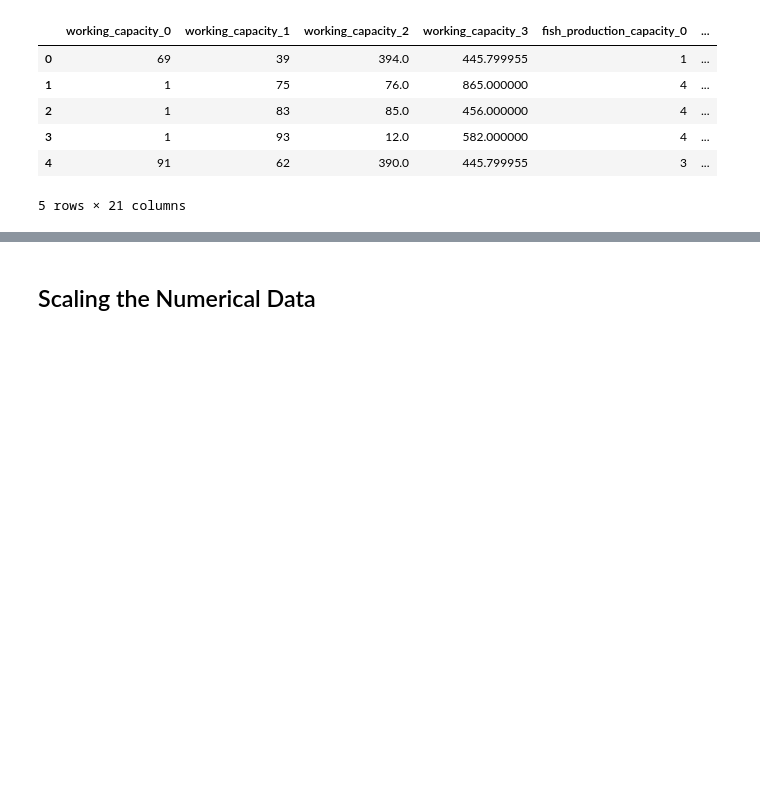
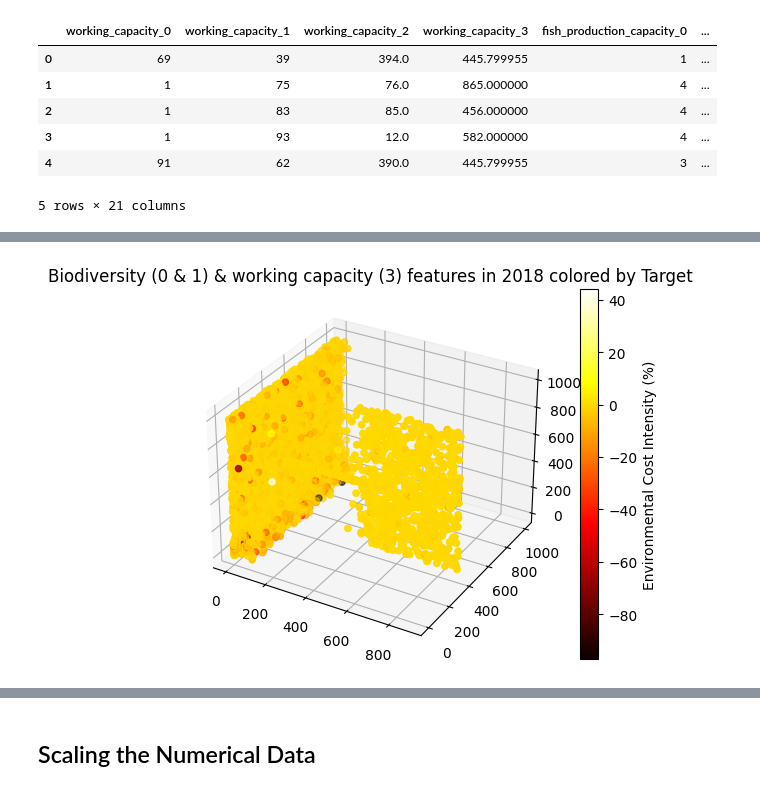
Before and after one commit to Bryan-Az/TF-PyTorch-Jax, a Jupyter notebook: Tensorflow-NN/TF_high_level_Einsum.ipynb, the cells around one changed output, grey strips where cells are left out. Saved outputs shown, nothing was run; the diff lists cells and outputs as text; code cells hidden in the pictures; blank space fills up the shorter version.

Commit message:
added synthetic data

```diff
--- a/Tensorflow-NN/TF_high_level_Einsum.ipynb
+++ b/Tensorflow-NN/TF_high_level_Einsum.ipynb
@@ -36,0 +52,10 @@ X = numerical_features.drop('target', axis=1)
+# %%
+means = recent_features.mean()
+stds = recent_features.std()
+
+# Calculate ymin and ymax for each column
+ymins = means - 3 * stds
+ymaxs = means + 3 * stds
+
+# Filtering the DataFrame to only include values within ymin and ymax for each column
+filtered_numerical_features = recent_features[(recent_features >= ymins) & (recent_features <= ymaxs)].dropna()
@@ -37,2 +80,25 @@ X = numerical_features.drop('target', axis=1)
+# %%
+X = filtered_numerical_features.loc[:, ['biodiversity_0', 'biodiversity_1','working_capacity_3']]
 # %%
-y = numerical_features.loc[:, 'target']
+y = filtered_numerical_features.loc[:, 'target']
+# %%
+def plot_4d(x, y, z, c, title='4D Plot'):
+    """ This function plots the 3 X variables
+    as points, and uses color to visualize the target variable.
+    """
+    fig = plt.figure()
+    ax = fig.add_subplot(111, projection='3d')
+
+    # Assuming x, y, z, and c are numpy arrays or lists of the same length
+    # x, y, and z are the coordinates, and c is the color dimension
+    ax.scatter(x, y, z, c=c, cmap=plt.hot())
+
+    # Add a colorbar to represent the fourth dimension
+    fig.colorbar(ax.scatter(x, y, z, c=c, cmap=plt.hot()),ax=ax, label='Environmental Cost Intensity (%)')
+
+    plt.title(title)
+    plt.show()
+# %%
+plot_4d(X['biodiversity_0'], X['biodiversity_1'], X['working_capacity_3'], y, title='Biodiversity (0 & 1) & working capacity (3) features in 2018 colored by Target')
+# %% [output]
+[figure, added]
```
Also changed, not shown: parts of 36 cells of this notebook, 1 other file.
